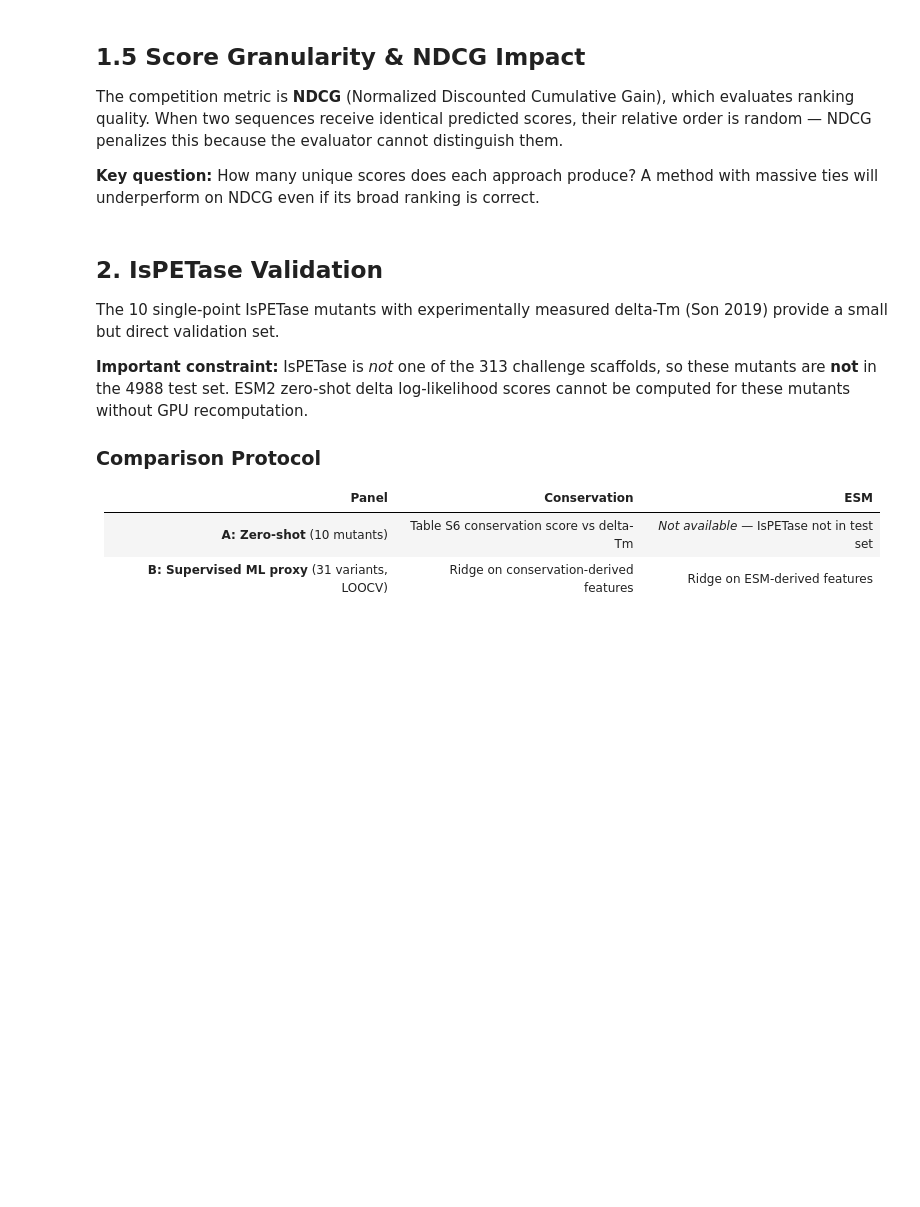
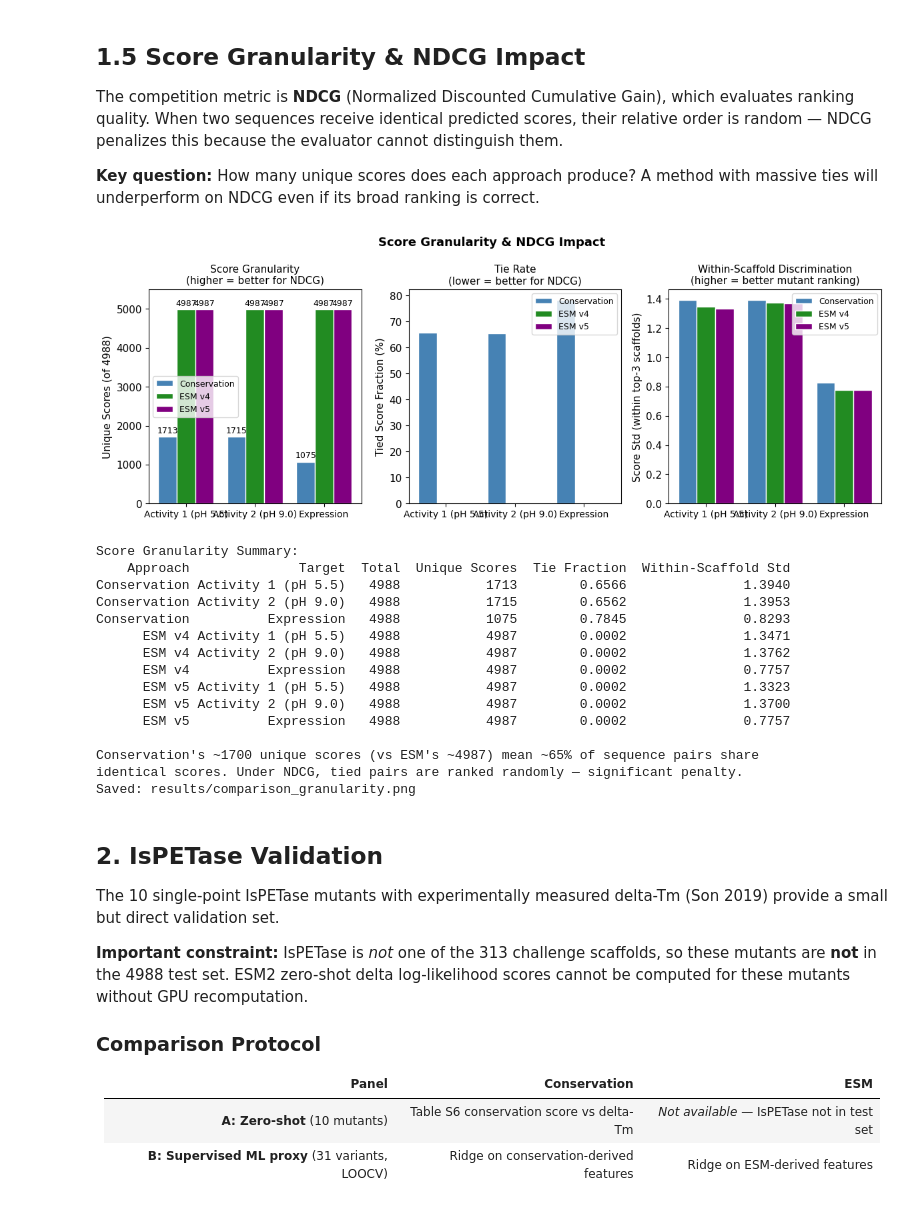
Before and after one commit to fulopjoz/pet-challenge-2025, a Jupyter notebook: Approach_Comparison.ipynb, the cells around one changed output. Drawn from its saved outputs; the diff is of its cells as text; code cells hidden in the pictures; blank space fills up the shorter version.

```diff
--- a/Approach_Comparison.ipynb
+++ b/Approach_Comparison.ipynb
@@ -507,7 +452,7 @@ for name, df in submissions.items():
 gran_df = pd.DataFrame(granularity_rows)
 
 # Visualization
-fig, axes = plt.subplots(1, 3, figsize=(18, 5.5))
+fig, axes = plt.subplots(1, 3, figsize=(12, 4.5))
 
 # Panel 1: Unique scores bar chart
 approach_names = list(submissions.keys())
@@ -532,34 +477,51 @@ axes[0].set_ylim(0, 5500)
 for i, name in enumerate(approach_names):
     vals = gran_df[gran_df['Approach'] == name]['Tie Fraction'].values * 100
     axes[1].bar(x + i * width - 0.4 + width/2, vals, width,
                 color=colors.get(name, 'gray'), label=name, edgecolor='white')
 axes[1].set_xticks(x)
 axes[1].set_xticklabels([TARGET_LABELS[k] for k in TARGETS], fontsize=10)
 axes[1].set_ylabel('Tied Score Fraction (%)')
 axes[1].set_title('Tie Rate\n(lower = better for NDCG)', fontsize=11)
 axes[1].legend(fontsize=9)
 
 # Panel 3: Within-scaffold std
 for i, name in enumerate(approach_names):
     vals = gran_df[gran_df['Approach'] == name]['Within-Scaffold Std'].values
     axes[2].bar(x + i * width - 0.4 + width/2, vals, width,
                 color=colors.get(name, 'gray'), label=name, edgecolor='white')
 axes[2].set_xticks(x)
 axes[2].set_xticklabels([TARGET_LABELS[k] for k in TARGETS], fontsize=10)
 axes[2].set_ylabel('Score Std (within top-3 scaffolds)')
 axes[2].set_title('Within-Scaffold Discrimination\n(higher = better mutant ranking)', fontsize=11)
 axes[2].legend(fontsize=9)
 
 plt.suptitle('Score Granularity & NDCG Impact', fontsize=13, fontweight='bold')
 plt.tight_layout(h_pad=2)
-plt.savefig(os.path.join(RESULTS_DIR, 'comparison_granularity.png'), dpi=150, bbox_inches='tight')
+plt.savefig(os.path.join(RESULTS_DIR, 'comparison_granularity.png'), dpi=120, bbox_inches='tight')
 plt.show()
 
 print("\nScore Granularity Summary:")
 print(gran_df.to_string(index=False, float_format='%.4f'))
 print("\nConservation's ~1700 unique scores (vs ESM's ~4987) mean ~65% of sequence pairs share")
 print("identical scores. Under NDCG, tied pairs are ranked randomly — significant penalty.")
 print("Saved: results/comparison_granularity.png")
+# %% [output]
+[figure, added]
+Score Granularity Summary:
+    Approach              Target  Total  Unique Scores  Tie Fraction  Within-Scaffold Std
+Conservation Activity 1 (pH 5.5)   4988           1713        0.6566               1.3940
+Conservation Activity 2 (pH 9.0)   4988           1715        0.6562               1.3953
+Conservation          Expression   4988           1075        0.7845               0.8293
+      ESM v4 Activity 1 (pH 5.5)   4988           4987        0.0002               1.3471
+      ESM v4 Activity 2 (pH 9.0)   4988           4987        0.0002               1.3762
+      ESM v4          Expression   4988           4987        0.0002               0.7757
+      ESM v5 Activity 1 (pH 5.5)   4988           4987        0.0002               1.3323
+      ESM v5 Activity 2 (pH 9.0)   4988           4987        0.0002               1.3700
+      ESM v5          Expression   4988           4987        0.0002               0.7757
+
+Conservation's ~1700 unique scores (vs ESM's ~4987) mean ~65% of sequence pairs share
+identical scores. Under NDCG, tied pairs are ranked randomly — significant penalty.
+Saved: results/comparison_granularity.png
 # %% [markdown]
 ## 2. IsPETase Validation
 
```
Also changed, not shown: parts of 14 cells of this notebook.
